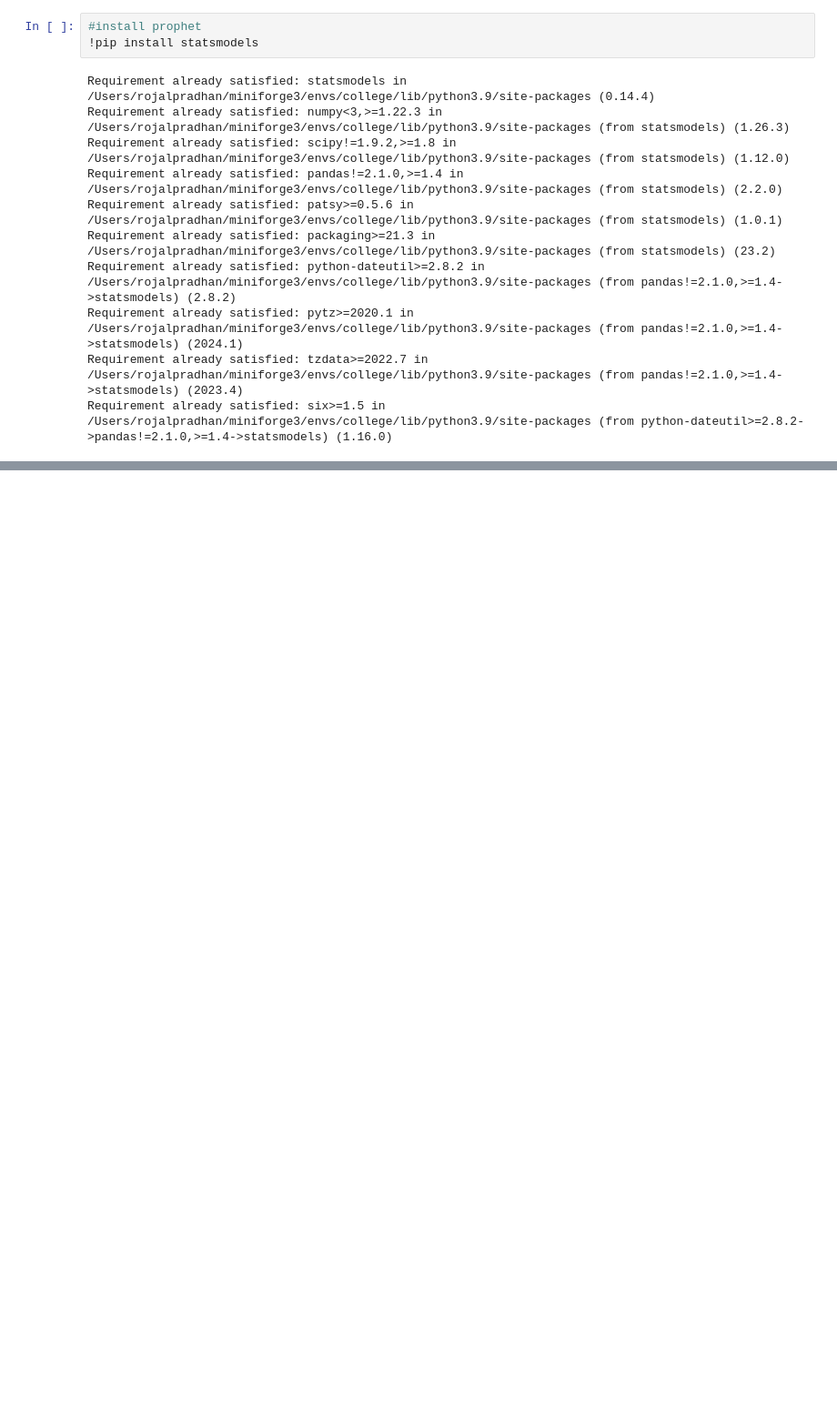
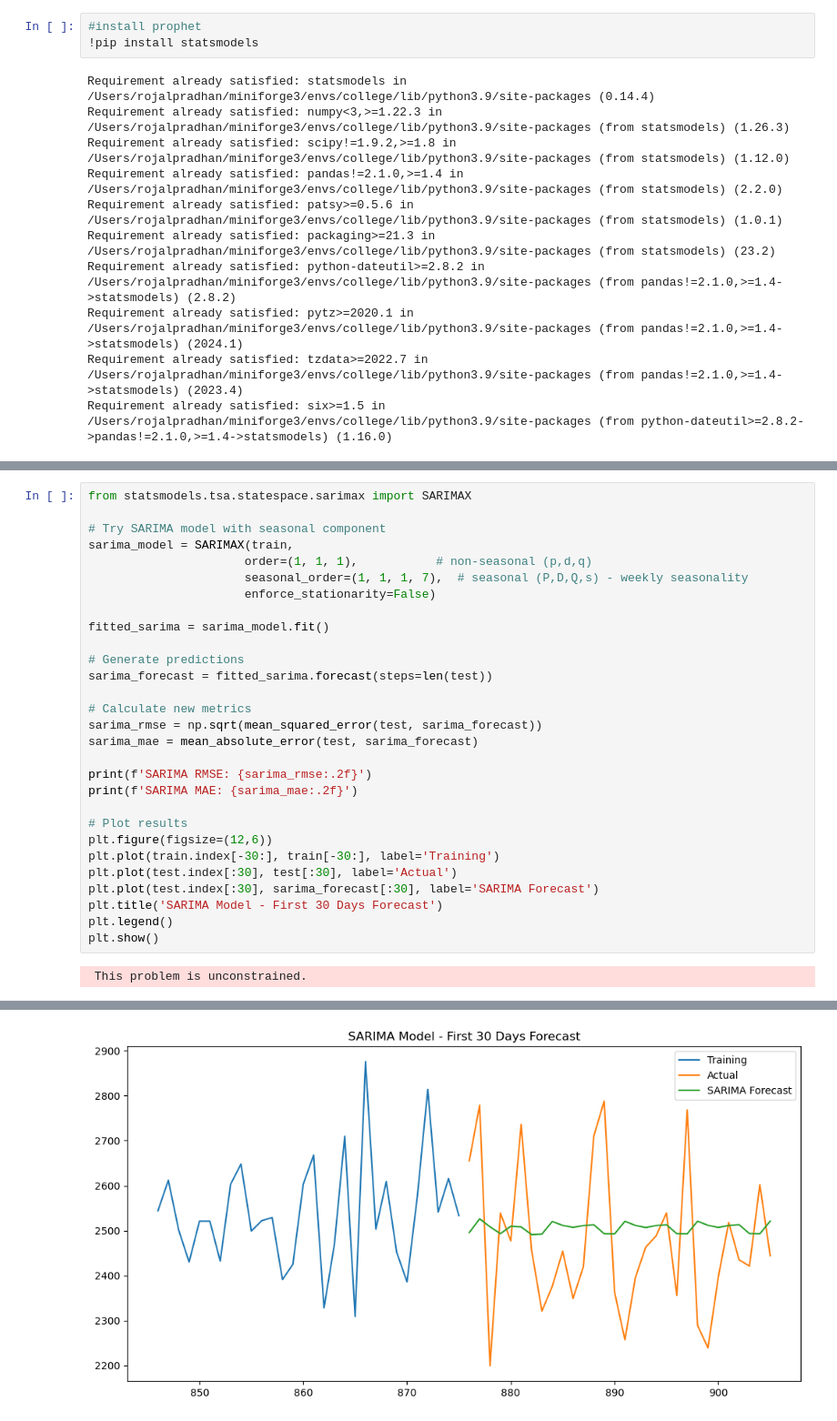
Before and after one commit to Rojal123245/Sales-Automation-AI, a Jupyter notebook: model/model.ipynb, the cells around one changed output, grey strips where cells are left out. Shown at 91% size. Saved outputs shown, nothing was run; the diff lists cells and outputs as text; blank space fills up the shorter version.

```diff
--- a/model/model.ipynb
+++ b/model/model.ipynb
@@ -368,0 +485,31 @@ plt.show()
+# %%
+from statsmodels.tsa.statespace.sarimax import SARIMAX
+
+# Try SARIMA model with seasonal component
+sarima_model = SARIMAX(train,
+                      order=(1, 1, 1),           # non-seasonal (p,d,q)
+                      seasonal_order=(1, 1, 1, 7),  # seasonal (P,D,Q,s) - weekly seasonality
+                      enforce_stationarity=False)
+
+fitted_sarima = sarima_model.fit()
+
+# Generate predictions
+sarima_forecast = fitted_sarima.forecast(steps=len(test))
+
+# Calculate new metrics
+sarima_rmse = np.sqrt(mean_squared_error(test, sarima_forecast))
+sarima_mae = mean_absolute_error(test, sarima_forecast)
+
+print(f'SARIMA RMSE: {sarima_rmse:.2f}')
+print(f'SARIMA MAE: {sarima_mae:.2f}')
+
+# Plot results
+plt.figure(figsize=(12,6))
+plt.plot(train.index[-30:], train[-30:], label='Training')
+plt.plot(test.index[:30], test[:30], label='Actual')
+plt.plot(test.index[:30], sarima_forecast[:30], label='SARIMA Forecast')
+plt.title('SARIMA Model - First 30 Days Forecast')
+plt.legend()
+plt.show()
+# %% [output]
+ This problem is unconstrained.
@@ -368,0 +533 @@ plt.show()
+[figure, added]
```
Also changed, not shown: parts of 11 cells of this notebook.
